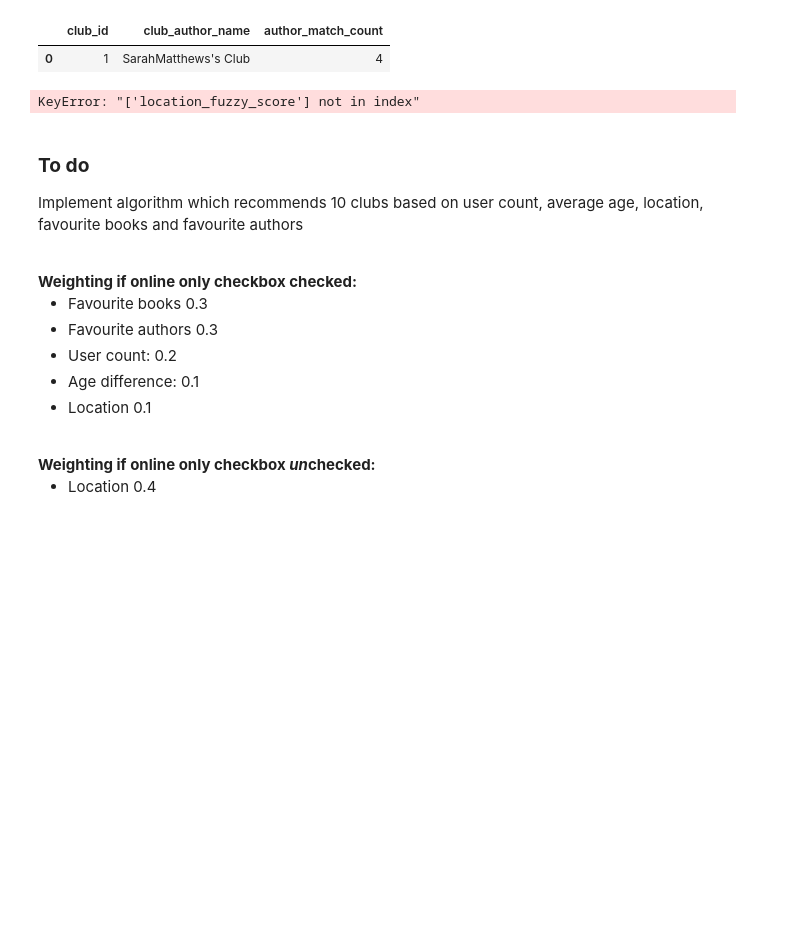
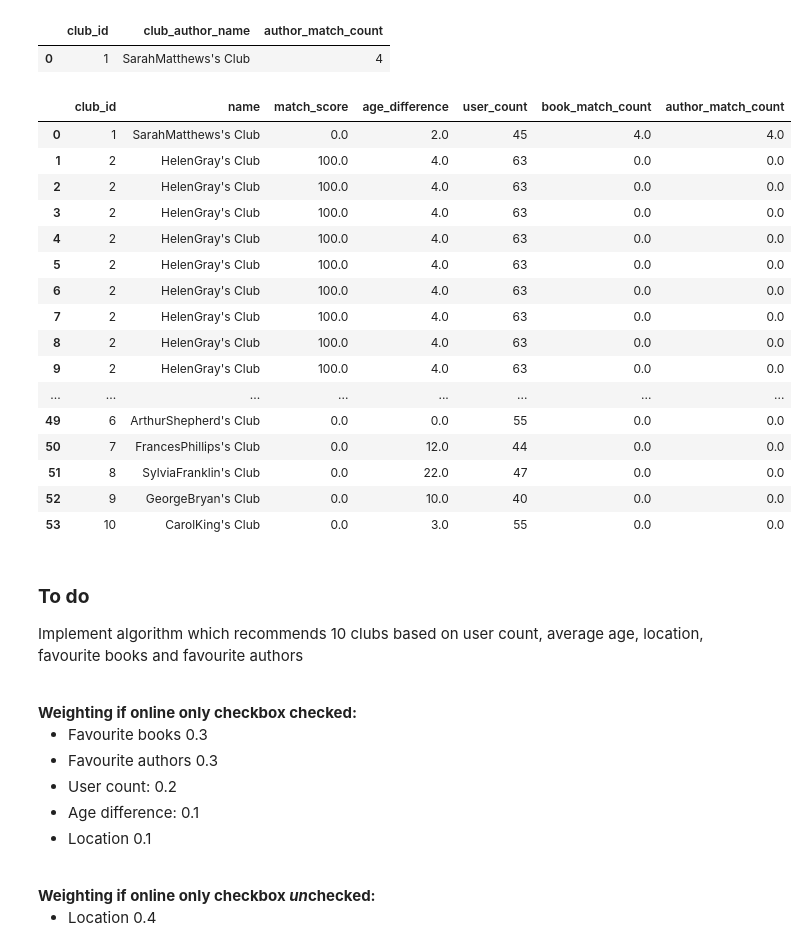
Before and after one commit to laurenceandrews/auguread, a Jupyter notebook: clubs/club_to_user_recommender/club-to-user-recommender.ipynb, the cells around one changed output. Drawn from its saved outputs; the diff is of its cells as text; code cells hidden in the pictures; blank space fills up the shorter version.

```diff
--- a/clubs/club_to_user_recommender/club-to-user-recommender.ipynb
+++ b/clubs/club_to_user_recommender/club-to-user-recommender.ipynb
@@ -512,32 +512,48 @@ club_average_author_match_df
 # %%
 # Get all columns into one dataframe
 
 # Location: average_club_age_difference_df
 # Age difference: average_club_age_difference_df
 # User count: club_user_count_df
 # Favourite books: club_average_book_match_df
 # Favourite authors: club_average_author_match_df
 
 best_clubs_df = club_user_count_df.merge(average_club_age_difference_df, how = 'left', left_on = 'club_id', right_on = 'club_id')
 best_clubs_df = best_clubs_df.merge(closest_club_location_fuzzy_df, how = 'left', left_on = 'club_id', right_on = 'club_id')
 best_clubs_df = best_clubs_df.merge(club_average_book_match_df, how = 'left', left_on = 'club_id', right_on = 'club_id')
 best_clubs_df = best_clubs_df.merge(club_average_author_match_df, how = 'left', left_on = 'club_id', right_on = 'club_id')
 
-best_clubs_df = best_clubs_df[['club_id', 'club_author_name', 'location_fuzzy_score', 'age_difference', 'user_count', 'book_match_count', 'author_match_count']]
+best_clubs_df = best_clubs_df[['club_id', 'club_author_name', 'match_score', 'age_difference', 'user_count', 'book_match_count', 'author_match_count']]
 best_clubs_df = best_clubs_df.rename(columns={'club_author_name':'club_name'})
 
 best_clubs_df['book_match_count'] = best_clubs_df['book_match_count'].fillna(0)
 best_clubs_df['author_match_count'] = best_clubs_df['author_match_count'].fillna(0)
-best_clubs_df['location_fuzzy_score'] = best_clubs_df['location_fuzzy_score'].fillna(0)
+best_clubs_df['match_score'] = best_clubs_df['match_score'].fillna(0)
 
 # Dirty way of getting name back...
 best_clubs_df = best_clubs_df.merge(average_club_age_difference_df, on = 'club_id')
-best_clubs_df = best_clubs_df[['club_id', 'name', 'location_fuzzy_score', 'age_difference_y', 'user_count', 'book_match_count', 'author_match_count']]
+best_clubs_df = best_clubs_df[['club_id', 'name', 'match_score', 'age_difference_y', 'user_count', 'book_match_count', 'author_match_count']]
 best_clubs_df = best_clubs_df.rename(columns={'age_difference_y':'age_difference'}, )
 
 best_clubs_df
 # %% [output]
-KeyError: "['location_fuzzy_score'] not in index"
+|  | club_id | name | match_score | age_difference | user_count | book_match_count | author_match_count |
+| 0 | 1 | SarahMatthews's Club | 0.0 | 2.0 | 45 | 4.0 | 4.0 |
+| 1 | 2 | HelenGray's Club | 100.0 | 4.0 | 63 | 0.0 | 0.0 |
+| 2 | 2 | HelenGray's Club | 100.0 | 4.0 | 63 | 0.0 | 0.0 |
+| 3 | 2 | HelenGray's Club | 100.0 | 4.0 | 63 | 0.0 | 0.0 |
+| 4 | 2 | HelenGray's Club | 100.0 | 4.0 | 63 | 0.0 | 0.0 |
+| 5 | 2 | HelenGray's Club | 100.0 | 4.0 | 63 | 0.0 | 0.0 |
+| 6 | 2 | HelenGray's Club | 100.0 | 4.0 | 63 | 0.0 | 0.0 |
+| 7 | 2 | HelenGray's Club | 100.0 | 4.0 | 63 | 0.0 | 0.0 |
+| 8 | 2 | HelenGray's Club | 100.0 | 4.0 | 63 | 0.0 | 0.0 |
+| 9 | 2 | HelenGray's Club | 100.0 | 4.0 | 63 | 0.0 | 0.0 |
+| ... | ... | ... | ... | ... | ... | ... | ... |
+| 49 | 6 | ArthurShepherd's Club | 0.0 | 0.0 | 55 | 0.0 | 0.0 |
+| 50 | 7 | FrancesPhillips's Club | 0.0 | 12.0 | 44 | 0.0 | 0.0 |
+| 51 | 8 | SylviaFranklin's Club | 0.0 | 22.0 | 47 | 0.0 | 0.0 |
+| 52 | 9 | GeorgeBryan's Club | 0.0 | 10.0 | 40 | 0.0 | 0.0 |
+| 53 | 10 | CarolKing's Club | 0.0 | 3.0 | 55 | 0.0 | 0.0 |
 # %% [markdown]
 <h3><b>To do</b></h3>
 <p>Implement algorithm which recommends 10 clubs based on user count, average age, location,
```
Also changed, not shown: parts of 2 cells of this notebook, 1 other file.
